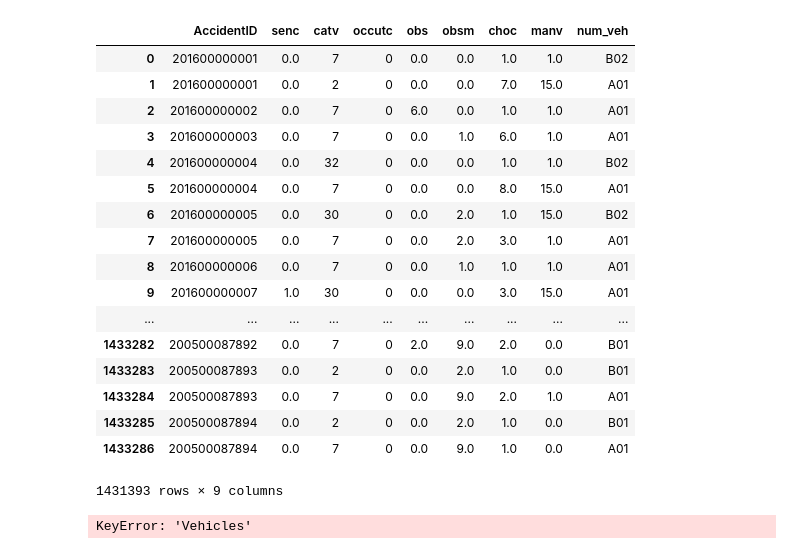
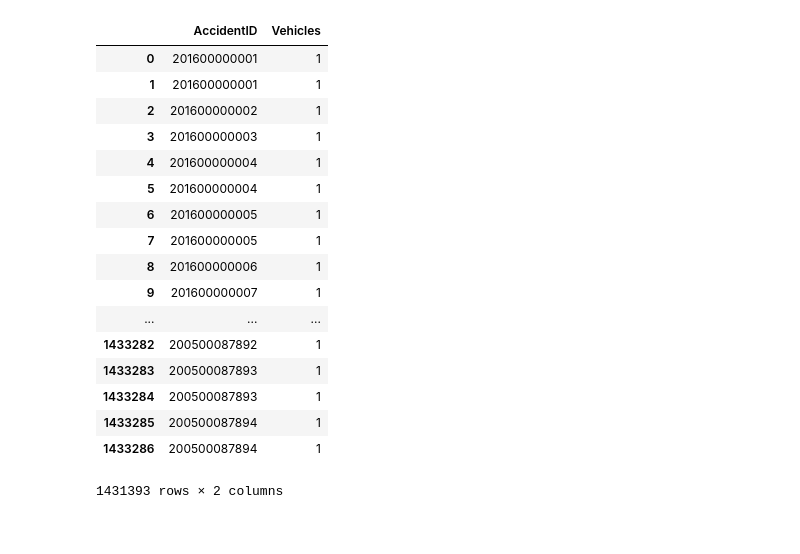
Before and after one commit to tera-hackthon/tera-hackthon, a Jupyter notebook: preprocessing.ipynb, the cells around one changed output. Drawn from its saved outputs; the diff is of its cells as text; code cells hidden in the pictures.

```diff
--- a/preprocessing.ipynb
+++ b/preprocessing.ipynb
@@ -17,17 +17,17 @@ sns.set_style('whitegrid')
 
 plt.rcParams['figure.figsize'] = (18.0, 12.0)
 # %%
-carac = pd.read_csv("dataset/caracteristics.csv", encoding="latin-1")
-places = pd.read_csv("dataset/places.csv", encoding="utf-8")
-users = pd.read_csv("dataset/users.csv", encoding="utf-8")
-vehicles = pd.read_csv("dataset/vehicles.csv", encoding="utf-8")
-holi = pd.read_csv("dataset/holidays.csv", encoding="utf-8")
+carac = pd.read_csv("dataset/caracteristics.csv", encoding="latin-1", low_memory=False)
+places = pd.read_csv("dataset/places.csv", encoding="utf-8", low_memory=False)
+users = pd.read_csv("dataset/users.csv", encoding="utf-8", low_memory=False)
+vehicles = pd.read_csv("dataset/vehicles.csv", encoding="utf-8", low_memory=False)
+holi = pd.read_csv("dataset/holidays.csv", encoding="utf-8", low_memory=False)
 # %%
-carac = carac.rename(columns=datainfos.column_names)
-places = places.rename(columns=datainfos.column_names)
-users = users.rename(columns=datainfos.column_names)
-vehicles = vehicles.rename(columns=datainfos.column_names)
-holi = holi.rename(columns=datainfos.column_names)
+carac = carac.rename(columns=dataset.column_names)
+places = places.rename(columns=dataset.column_names)
+users = users.rename(columns=dataset.column_names)
+vehicles = vehicles.rename(columns=dataset.column_names)
+holi = holi.rename(columns=dataset.column_names)
 # %%
 carac.head()
 # %%
@@ -180,29 +117,27 @@ vehicles.head()
+# %%
+vehicles['Vehicles'] = 1
 # %%
-group_vehicles = vehicles.groupby(['AccidentID'])
+column = [
+    'AccidentID', 'Vehicles'
+]
+group_vehicles = vehicles[column].groupby(['AccidentID'])
 group_vehicles.head()
 # %% [output]
-|  | AccidentID | senc | catv | occutc | obs | obsm | choc | manv | num_veh |
-| 0 | 201600000001 | 0.0 | 7 | 0 | 0.0 | 0.0 | 1.0 | 1.0 | B02 |
-| 1 | 201600000001 | 0.0 | 2 | 0 | 0.0 | 0.0 | 7.0 | 15.0 | A01 |
-| 2 | 201600000002 | 0.0 | 7 | 0 | 6.0 | 0.0 | 1.0 | 1.0 | A01 |
-| 3 | 201600000003 | 0.0 | 7 | 0 | 0.0 | 1.0 | 6.0 | 1.0 | A01 |
-| 4 | 201600000004 | 0.0 | 32 | 0 | 0.0 | 0.0 | 1.0 | 1.0 | B02 |
-| 5 | 201600000004 | 0.0 | 7 | 0 | 0.0 | 0.0 | 8.0 | 15.0 | A01 |
-| 6 | 201600000005 | 0.0 | 30 | 0 | 0.0 | 2.0 | 1.0 | 15.0 | B02 |
-| 7 | 201600000005 | 0.0 | 7 | 0 | 0.0 | 2.0 | 3.0 | 1.0 | A01 |
-| 8 | 201600000006 | 0.0 | 7 | 0 | 0.0 | 1.0 | 1.0 | 1.0 | A01 |
-| 9 | 201600000007 | 1.0 | 30 | 0 | 0.0 | 0.0 | 3.0 | 15.0 | A01 |
-| ... | ... | ... | ... | ... | ... | ... | ... | ... | ... |
-| 1433282 | 200500087892 | 0.0 | 7 | 0 | 2.0 | 9.0 | 2.0 | 0.0 | B01 |
-| 1433283 | 200500087893 | 0.0 | 2 | 0 | 0.0 | 2.0 | 1.0 | 0.0 | B01 |
-| 1433284 | 200500087893 | 0.0 | 7 | 0 | 0.0 | 9.0 | 2.0 | 1.0 | A01 |
-| 1433285 | 200500087894 | 0.0 | 2 | 0 | 0.0 | 2.0 | 1.0 | 0.0 | B01 |
-| 1433286 | 200500087894 | 0.0 | 7 | 0 | 0.0 | 9.0 | 1.0 | 0.0 | A01 |
+|  | AccidentID | Vehicles |
+| 0 | 201600000001 | 1 |
+| 1 | 201600000001 | 1 |
+| 2 | 201600000002 | 1 |
+| 3 | 201600000003 | 1 |
+| 4 | 201600000004 | 1 |
+| 5 | 201600000004 | 1 |
+| 6 | 201600000005 | 1 |
+| 7 | 201600000005 | 1 |
+| 8 | 201600000006 | 1 |
+| 9 | 201600000007 | 1 |
+| ... | ... | ... |
+| 1433282 | 200500087892 | 1 |
+| 1433283 | 200500087893 | 1 |
+| 1433284 | 200500087893 | 1 |
+| 1433285 | 200500087894 | 1 |
+| 1433286 | 200500087894 | 1 |
-1431393 rows × 9 columns
+1431393 rows × 2 columns
-# %%
-agg_vehicles = group_users.agg({
-    'Vehicles': 'count',
-})
-agg_vehicles
-# %% [output]
-KeyError: 'Vehicles'
```
Also changed, not shown: parts of 20 cells of this notebook, 3 other files.
